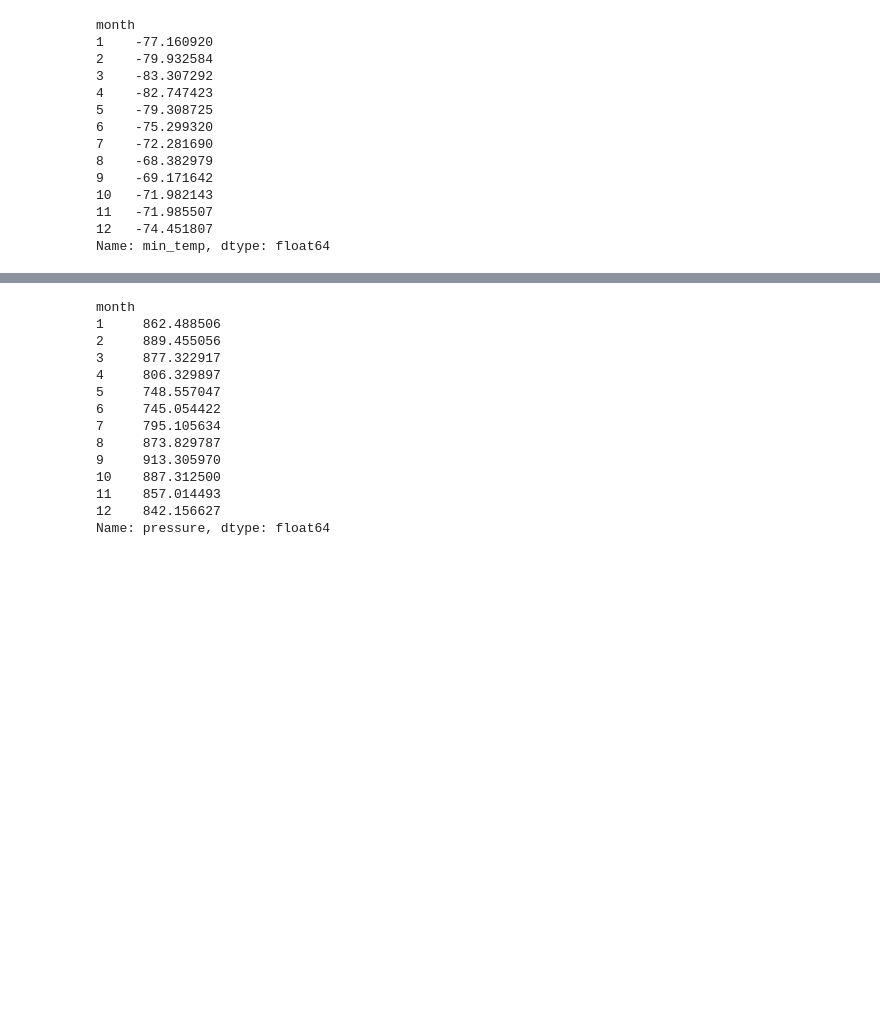
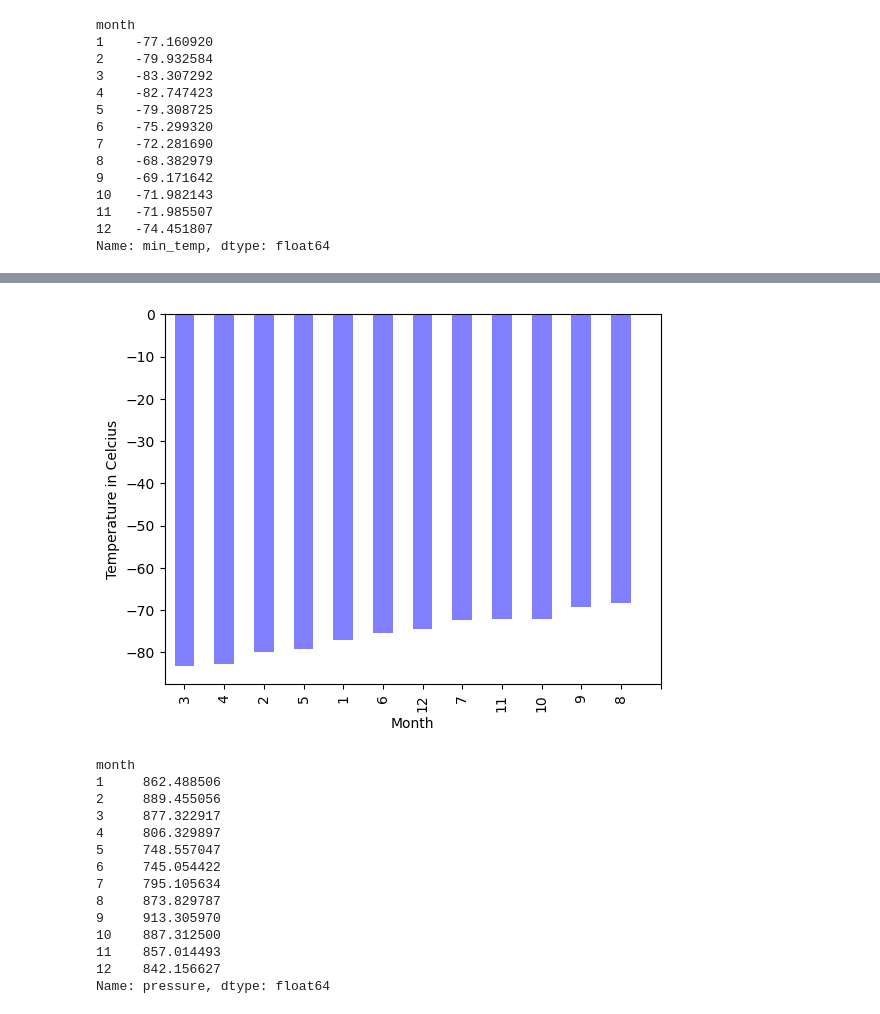
Before and after one commit to lorigirton/web-scraping_project, a Jupyter notebook: Part_2/part_2_mars_weather.ipynb, the cells around one changed output, grey strips where cells are left out. Saved outputs shown, nothing was run; the diff lists cells and outputs as text; code cells hidden in the pictures; blank space fills up the shorter version.

```diff
--- a/Part_2/part_2_mars_weather.ipynb
+++ b/Part_2/part_2_mars_weather.ipynb
@@ -211,2 +221,12 @@ Name: min_temp, dtype: float64
+# %%
+# Identify the coldest and hottest months in Curiosity's location
+sorted_avg_temp = avg_low_temp.sort_values(ascending=True)
+sorted_avg_temp.plot(kind='bar', color='blue', alpha=0.5, align="center")
+plt.xlabel('Month')
+plt.ylabel('Temperature in Celcius')
+plt.xticks([month for month in range(0,13)])
+plt.show()
+# %% [output]
+[figure, added]
 # %%
 # 4. Average pressure by Martian month
```
Also changed, not shown: parts of 10 cells of this notebook, 1 other file.
